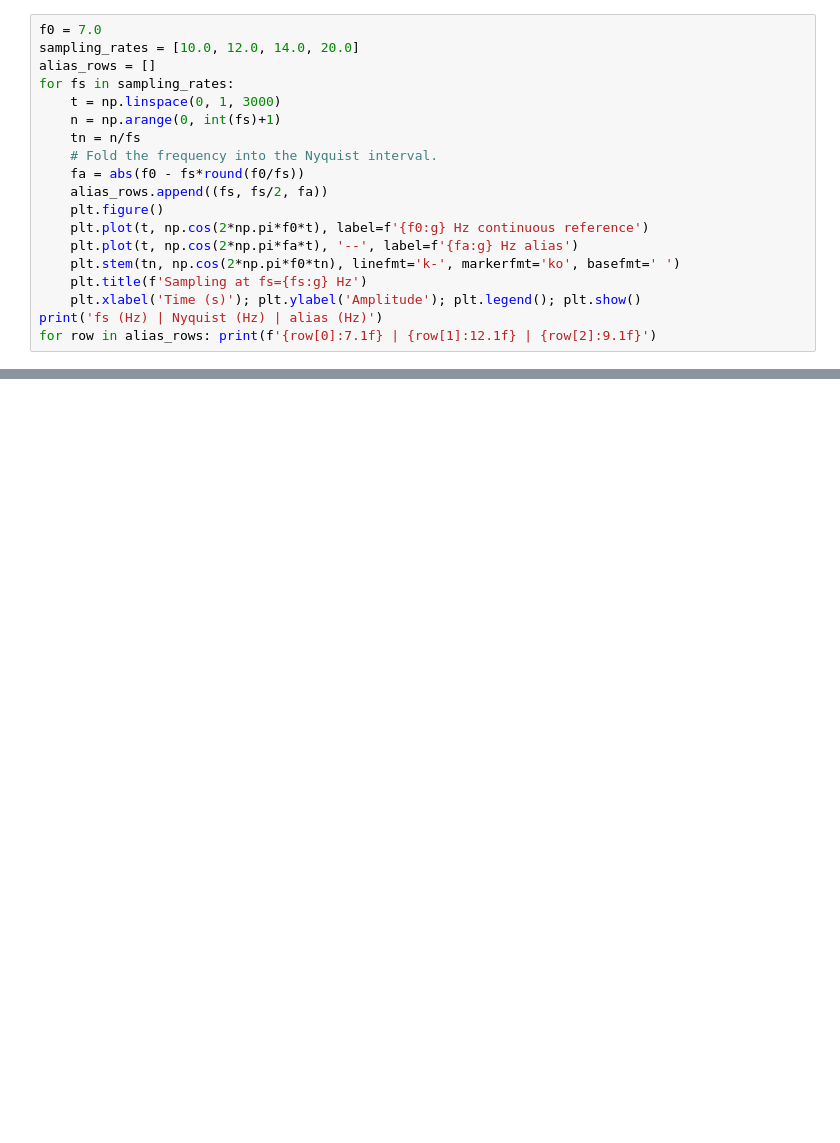
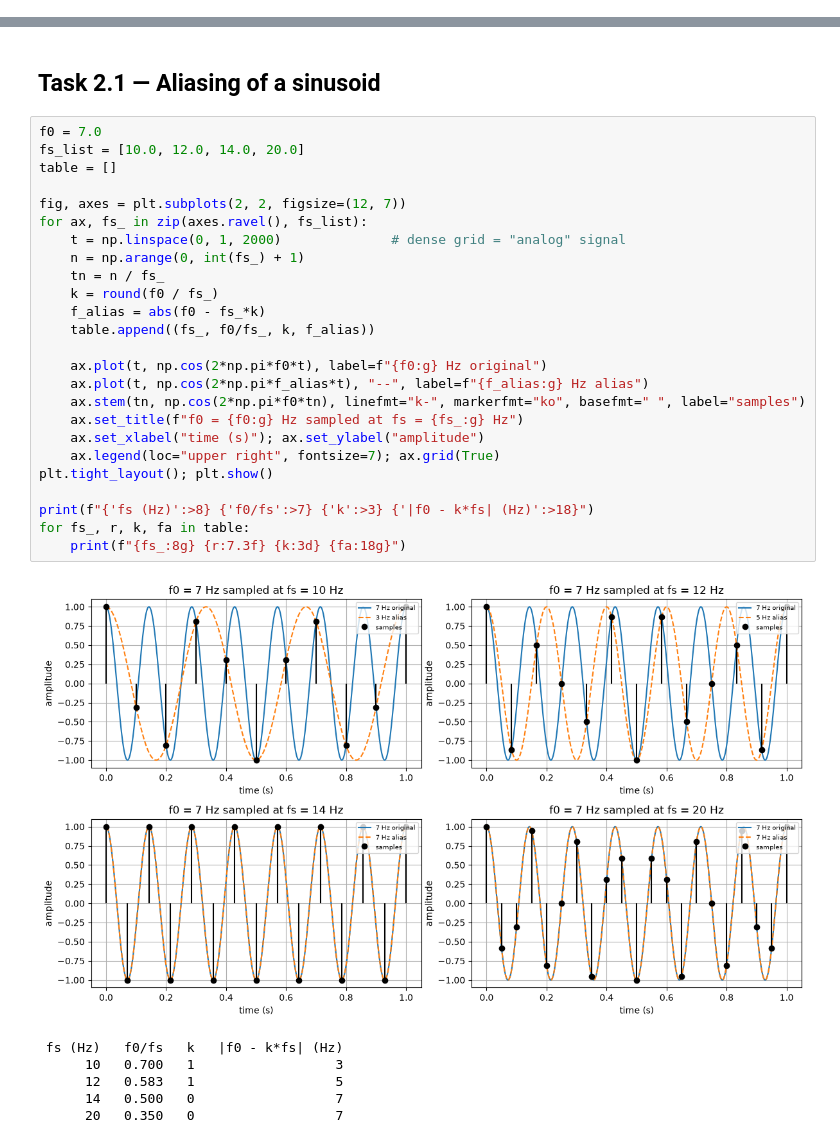
Before and after one commit to abcdev-01/COU07506-labs, a Jupyter notebook: COU07506_Week02_240242436939.ipynb, the cells around one changed output, grey strips where cells are left out. Saved outputs shown, nothing was run; the diff lists cells and outputs as text; blank space fills up the shorter version.

```diff
--- a/COU07506_Week02_240242436939.ipynb
+++ b/COU07506_Week02_240242436939.ipynb
@@ -24,19 +0,0 @@ The input tone is 7 Hz. Compare the dense-time cosine with its samples for four
-# %%
-f0 = 7.0
-sampling_rates = [10.0, 12.0, 14.0, 20.0]
-alias_rows = []
-for fs in sampling_rates:
-    t = np.linspace(0, 1, 3000)
-    n = np.arange(0, int(fs)+1)
-    tn = n/fs
-    # Fold the frequency into the Nyquist interval.
-    fa = abs(f0 - fs*round(f0/fs))
-    alias_rows.append((fs, fs/2, fa))
-    plt.figure()
-    plt.plot(t, np.cos(2*np.pi*f0*t), label=f'{f0:g} Hz continuous reference')
-    plt.plot(t, np.cos(2*np.pi*fa*t), '--', label=f'{fa:g} Hz alias')
-    plt.stem(tn, np.cos(2*np.pi*f0*tn), linefmt='k-', markerfmt='ko', basefmt=' ')
-    plt.title(f'Sampling at fs={fs:g} Hz')
-    plt.xlabel('Time (s)'); plt.ylabel('Amplitude'); plt.legend(); plt.show()
-print('fs (Hz) | Nyquist (Hz) | alias (Hz)')
-for row in alias_rows: print(f'{row[0]:7.1f} | {row[1]:12.1f} | {row[2]:9.1f}')
@@ -169,0 +44,34 @@ for B in [4, 8, 12]:
+# %% [markdown]
+## Task 2.1 — Aliasing of a sinusoid
+# %%
+f0 = 7.0
+fs_list = [10.0, 12.0, 14.0, 20.0]
+table = []
+
+fig, axes = plt.subplots(2, 2, figsize=(12, 7))
+for ax, fs_ in zip(axes.ravel(), fs_list):
+    t = np.linspace(0, 1, 2000)              # dense grid = "analog" signal
+    n = np.arange(0, int(fs_) + 1)
+    tn = n / fs_
+    k = round(f0 / fs_)
+    f_alias = abs(f0 - fs_*k)
+    table.append((fs_, f0/fs_, k, f_alias))
+
+    ax.plot(t, np.cos(2*np.pi*f0*t), label=f"{f0:g} Hz original")
+    ax.plot(t, np.cos(2*np.pi*f_alias*t), "--", label=f"{f_alias:g} Hz alias")
+    ax.stem(tn, np.cos(2*np.pi*f0*tn), linefmt="k-", markerfmt="ko", basefmt=" ", label="samples")
+    ax.set_title(f"f0 = {f0:g} Hz sampled at fs = {fs_:g} Hz")
+    ax.set_xlabel("time (s)"); ax.set_ylabel("amplitude")
+    ax.legend(loc="upper right", fontsize=7); ax.grid(True)
+plt.tight_layout(); plt.show()
+
+print(f"{'fs (Hz)':>8} {'f0/fs':>7} {'k':>3} {'|f0 - k*fs| (Hz)':>18}")
+for fs_, r, k, fa in table:
+    print(f"{fs_:8g} {r:7.3f} {k:3d} {fa:18g}")
+# %% [output]
+[figure, added]
+ fs (Hz)   f0/fs   k   |f0 - k*fs| (Hz)
+      10   0.700   1                  3
+      12   0.583   1                  5
+      14   0.500   0                  7
+      20   0.350   0                  7
```
Also changed, not shown: parts of 38 cells of this notebook, 4 other files.
